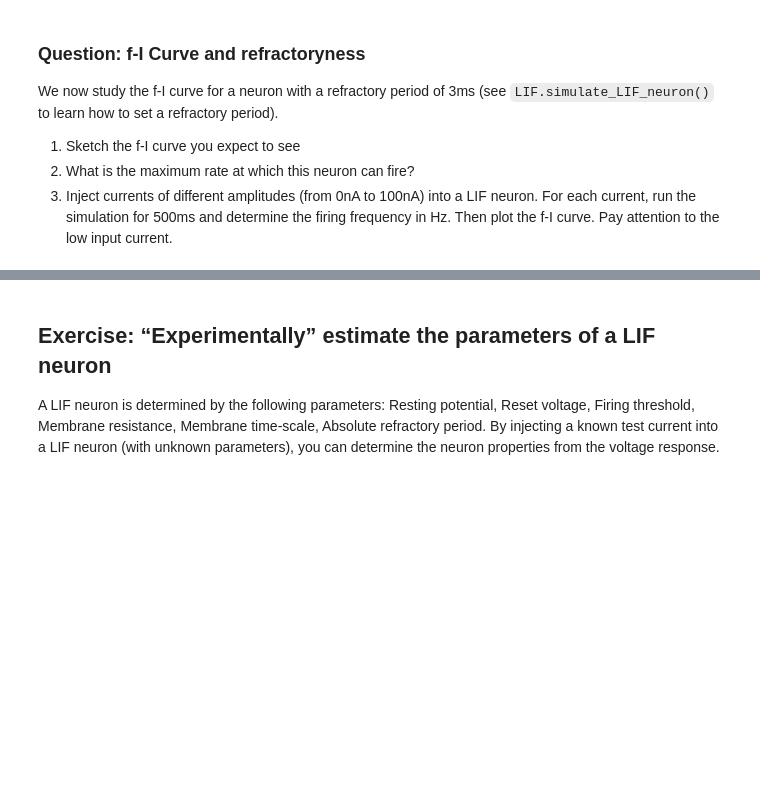
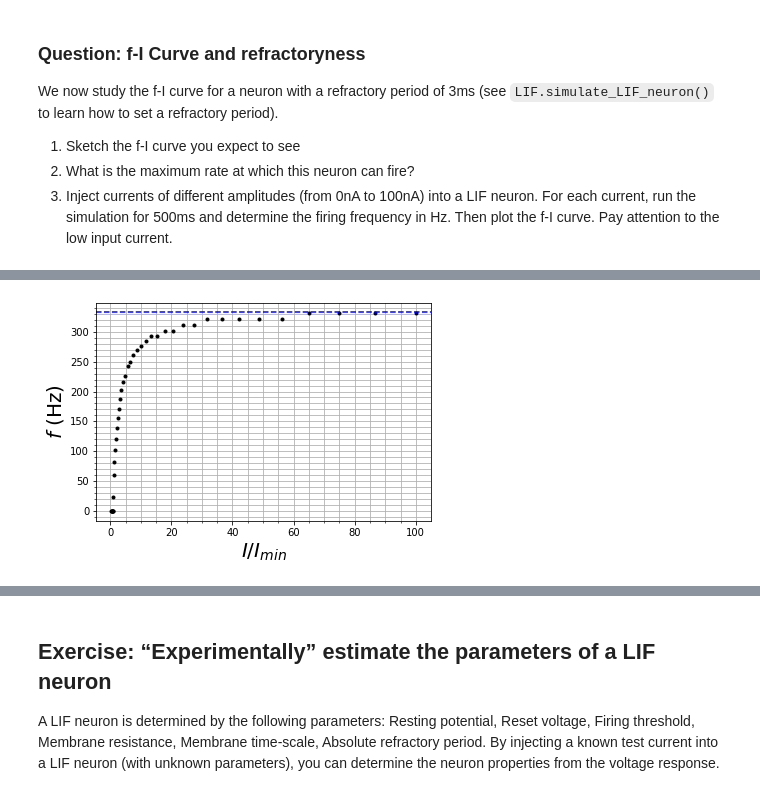
Before and after one commit to lytex/neuronaldynamics, a Jupyter notebook: exercises/leaky-integrate-and-fire.ipynb, the cells around one changed output, grey strips where cells are left out. Drawn from its saved outputs; the diff is of its cells as text; code cells hidden in the pictures; blank space fills up the shorter version.

```diff
--- a/exercises/leaky-integrate-and-fire.ipynb
+++ b/exercises/leaky-integrate-and-fire.ipynb
@@ -95,0 +130,29 @@ We now study the f-I curve for a neuron with a refractory period of 3ms (see `LI
+# %%
+freq = []
+I = np.linspace(-1, np.log(100), 40)
+I = np.exp(I) # After experimenting with I values, exponential space seems the best choice
+for factor in I:
+
+    t_end = 1000
+
+    step_current = input_factory.get_step_current(
+        t_start=5, t_end=t_end, unit_time=b2.ms,
+        amplitude=factor*I_min)
+
+    # run the LIF model.
+    # Note: As we do not specify any model parameters, the simulation runs with the default values
+    (state_monitor,spike_monitor) = LIF.simulate_LIF_neuron(input_current=step_current, simulation_time = t_end * b2.ms,
+                                    abs_refractory_period=3*b2.ms)
+
+    freq.append(spike_monitor.count[0]/(t_end * b2.ms))
+# %%
+plt.plot(I, freq, '.k')
+plt.axhline(1000/3, c='b', linestyle="--") # Maximum rate is 1000/3 Hz = 333.33 Hz
+plt.xlabel('$I/I_{min}$', fontdict={'size':20})
+plt.ylabel('$f$ (Hz)', fontdict={'size':20})
+plt.minorticks_on()
+plt.grid(True, which='both')
+# There are some I which have the same f because we are only counting spikes in a finite time interval
+# In this interval, this nearby frequencies f differ in less than one spike
+# %% [output]
+[figure, added]
```
Also changed, not shown: parts of 9 cells of this notebook.
